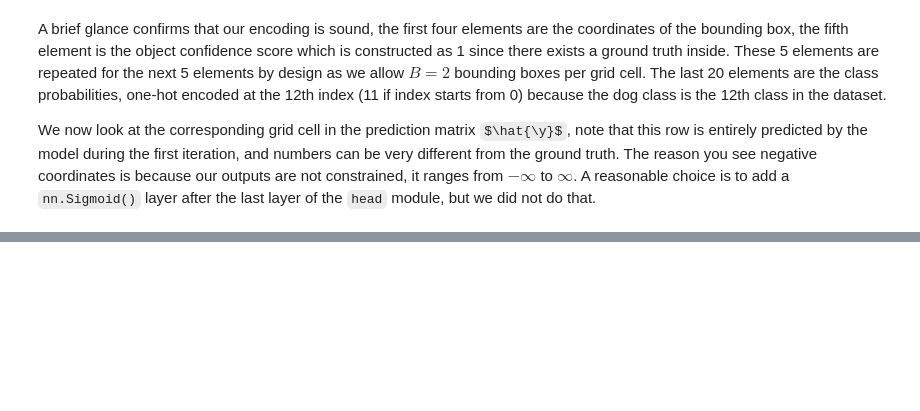
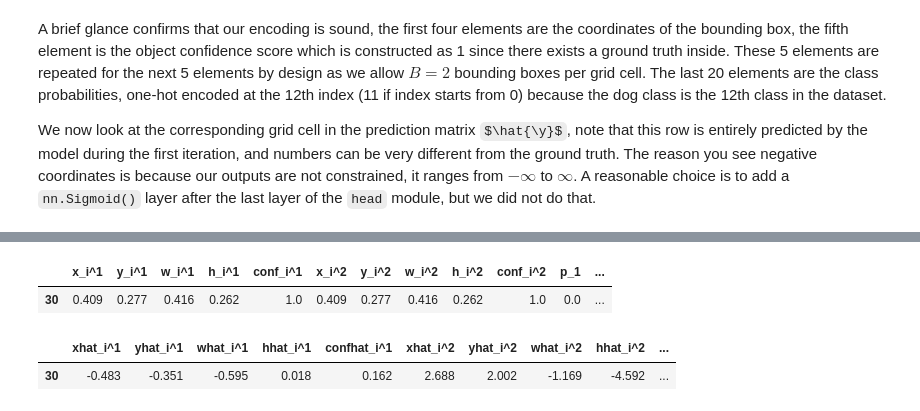
Before and after one commit to gao-hongnan/gaohn-yolov1-pytorch, a Jupyter notebook: _sources/yolov1.ipynb, the cells around one changed output, grey strips where cells are left out. Drawn from its saved outputs; the diff is of its cells as text; code cells hidden in the pictures; some formulas as TeX source; blank space fills up the shorter version.

```diff
--- a/_sources/yolov1.ipynb
+++ b/_sources/yolov1.ipynb
@@ -1665,0 +1772,10 @@ For the newest assumptions directives.
+# %%
+display(y_true_df.iloc[30].to_frame().transpose())
+# %% [output]
+|  | x_i^1 | y_i^1 | w_i^1 | h_i^1 | conf_i^1 | x_i^2 | y_i^2 | w_i^2 | h_i^2 | conf_i^2 | p_1 | ... |
+| 30 | 0.409 | 0.277 | 0.416 | 0.262 | 1.0 | 0.409 | 0.277 | 0.416 | 0.262 | 1.0 | 0.0 | ... |
+# %%
+display(y_pred_df.iloc[30].to_frame().transpose())
+# %% [output]
+|  | xhat_i^1 | yhat_i^1 | what_i^1 | hhat_i^1 | confhat_i^1 | xhat_i^2 | yhat_i^2 | what_i^2 | hhat_i^2 | ... |
+| 30 | -0.483 | -0.351 | -0.595 | 0.018 | 0.162 | 2.688 | 2.002 | -1.169 | -4.592 | ... |
```
Also changed, not shown: parts of 15 cells of this notebook, 5 other files.
